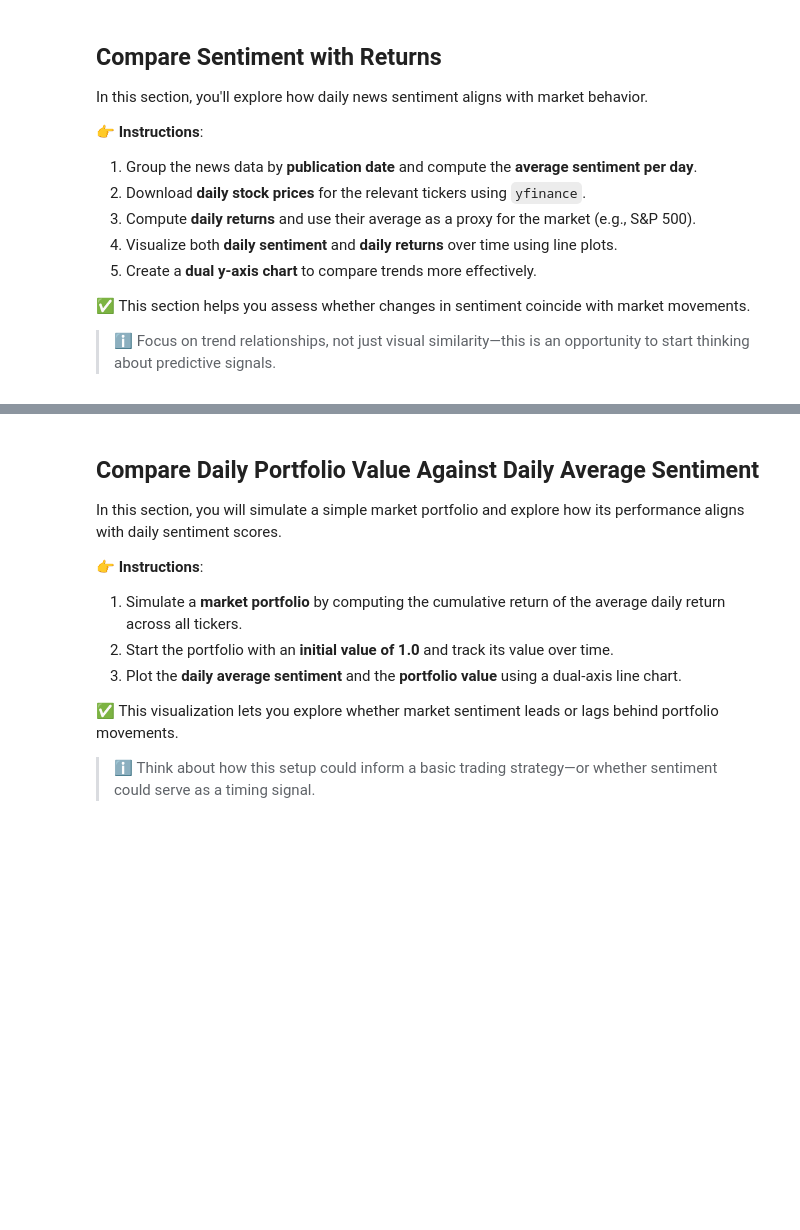
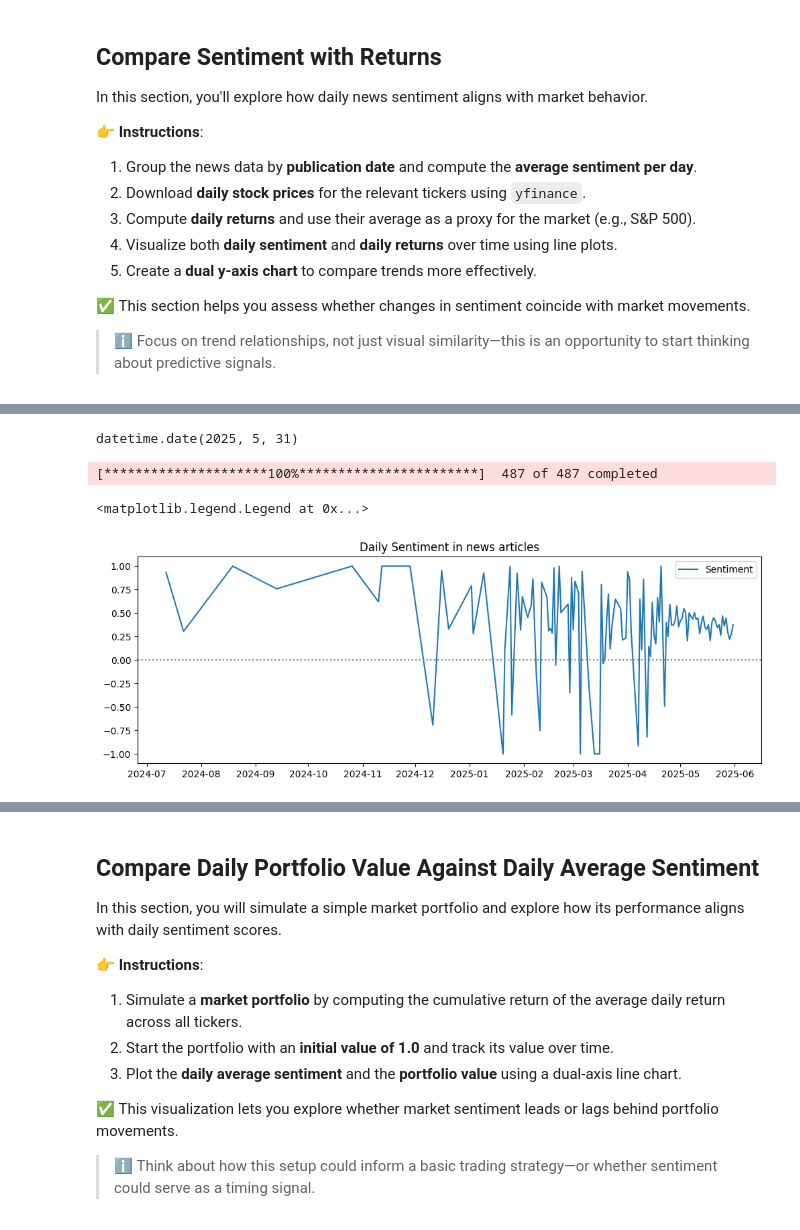
Before and after one commit to ludanortmun/itesm-mna-fintech, a Jupyter notebook: notebooks/sentiment_nli_ortegaA01795197.ipynb, the cells around one changed output, grey strips where cells are left out. Saved outputs shown, nothing was run; the diff lists cells and outputs as text; code cells hidden in the pictures; blank space fills up the shorter version.

```diff
--- a/notebooks/sentiment_nli_ortegaA01795197.ipynb
+++ b/notebooks/sentiment_nli_ortegaA01795197.ipynb
@@ -154,6 +159,9 @@ In this section, you'll explore how daily news sentiment aligns with market beha
 ✅ This section helps you assess whether changes in sentiment coincide with market movements.
 
 > ℹ️ Focus on trend relationships, not just visual similarity—this is an opportunity to start thinking about predictive signals.
+# %%
+# Ensure PUBLICATION_DATE is a DateTime data type
+df_news['PUBLICATION_DATE'] = pd.to_datetime(df_news['PUBLICATION_DATE'])
 # %%
-# CODE HERE
-# Use as many coding cells as you need
+df_news_by_day = df_news.groupby(df_news['PUBLICATION_DATE'].dt.date)['SENTIMENT'].mean()
+display(df_news_by_day)
@@ -159,0 +184,12 @@ In this section, you'll explore how daily news sentiment aligns with market beha
+# %%
+max(df_news_by_day.index.values)
+# %% [output]
+datetime.date(2025, 5, 31)
+# %%
+tickers = list(df_news['TICKER'].unique())
+
+stock_history = yf.Tickers(tickers).history(period=None,
+                                            start=min(df_news_by_day.index.values),
+                                            end=max(df_news_by_day.index.values))
+# %% [output]
+[*********************100%***********************]  487 of 487 completed
@@ -159,0 +211,9 @@ In this section, you'll explore how daily news sentiment aligns with market beha
+# %%
+plt.figure(figsize=(12, 4))
+plt.title('Daily Sentiment in news articles')
+plt.plot(df_news_by_day.index, df_news_by_day, label='Sentiment')
+plt.axhline(y=0, color='gray', linestyle=':')
+plt.legend()
+# %% [output]
+<matplotlib.legend.Legend at 0x...>
+[figure, added]
```
Also changed, not shown: parts of 19 cells of this notebook.
